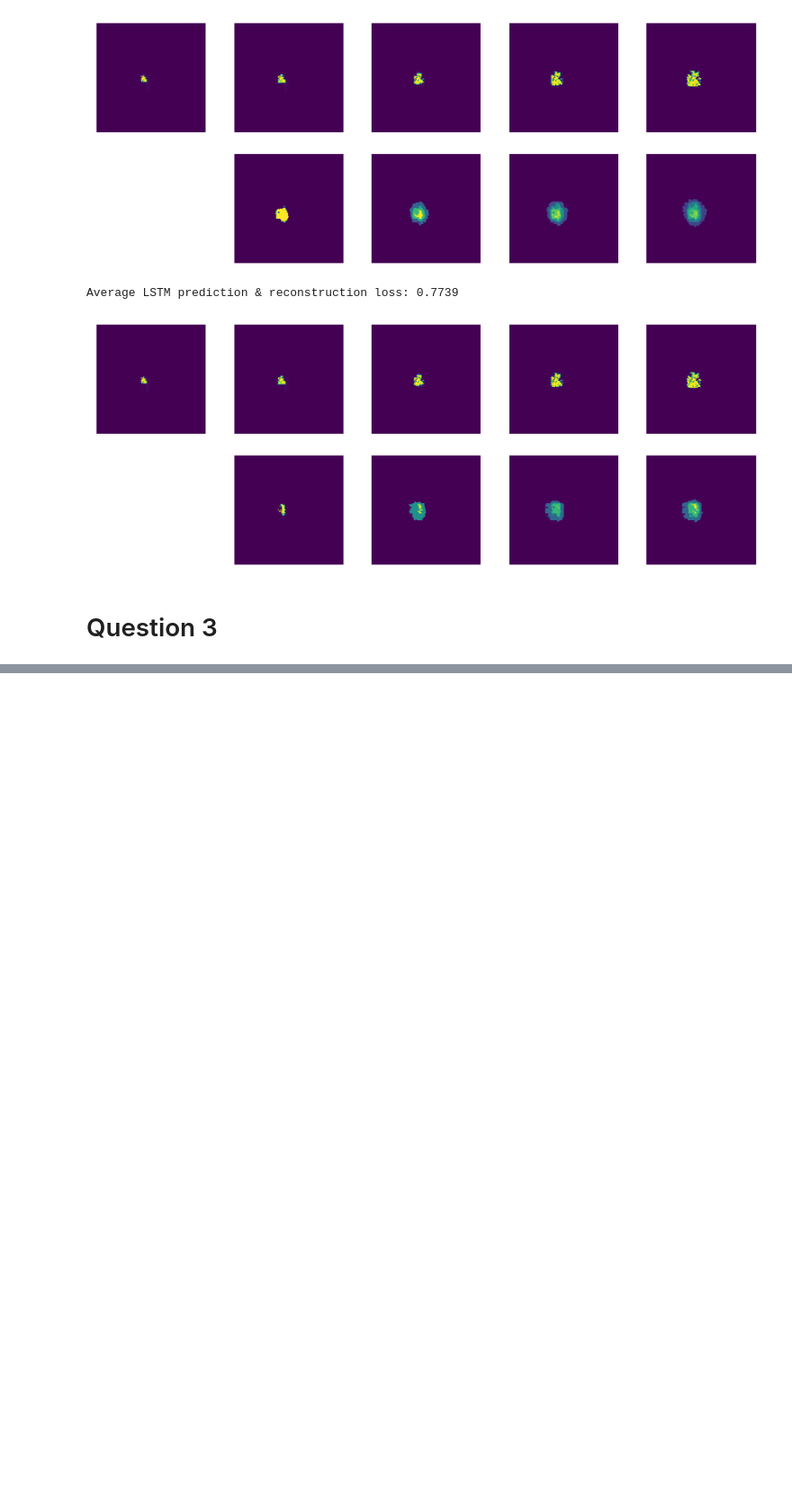
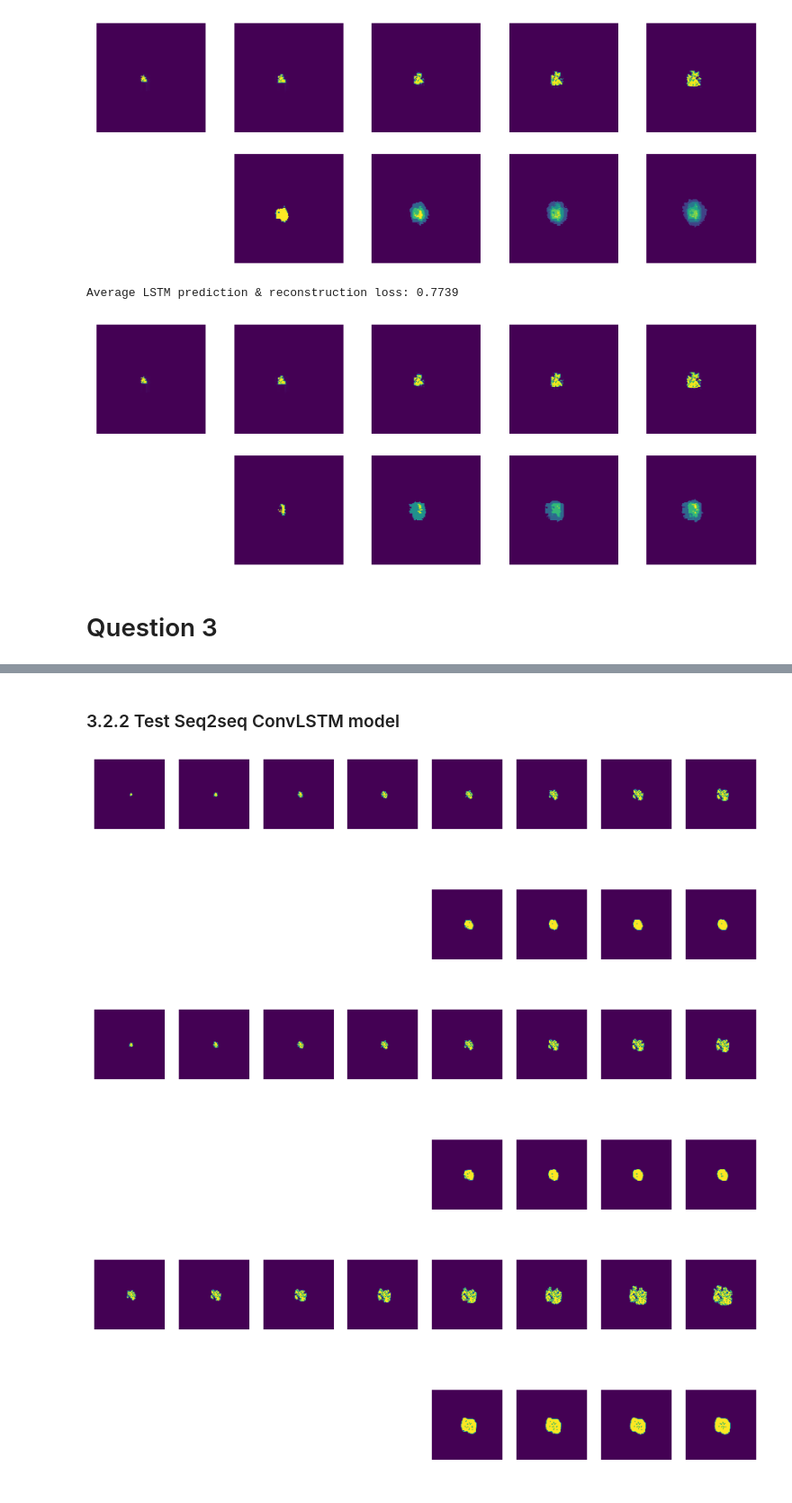
Before and after one commit to libinglun/video-prediction, a Jupyter notebook: video_prediction.ipynb, the cells around one changed output, grey strips where cells are left out. Shown at 90% size. Saved outputs shown, nothing was run; the diff lists cells and outputs as text; code cells hidden in the pictures; blank space fills up the shorter version.

```diff
--- a/video_prediction.ipynb
+++ b/video_prediction.ipynb
@@ -835,0 +942,4 @@ for test_input, target in test_dataloader:
+# %%
+conv_lstm_s2s = Seq2Seq(num_channels=1, num_kernels=4, kernel_size=(3, 3), padding=(1, 1), activation='relu', frame_size=(128, 128), num_layers=1)
+# %%
+train_convlstm(conv_lstm_s2s, train_dataloader_s2s, val_dataloader_s2s, num_epochs=50)
@@ -835,0 +957,9 @@ for test_input, target in test_dataloader:
+# %% [markdown]
+### 3.2.2 Test Seq2seq ConvLSTM model
+# %%
+test_dataloader_s2s = generate_seq2seq_dataset(test_videos_tensor[0:1], 3, input_len=4, targat_len=4)
+plot_predicted_images_convlstm(conv_lstm_s2s, test_dataloader_s2s, 4, 4)
+# %% [output]
+[figure, added]
+[figure, added]
+[figure, added]
```
Also changed, not shown: parts of 25 cells of this notebook.
